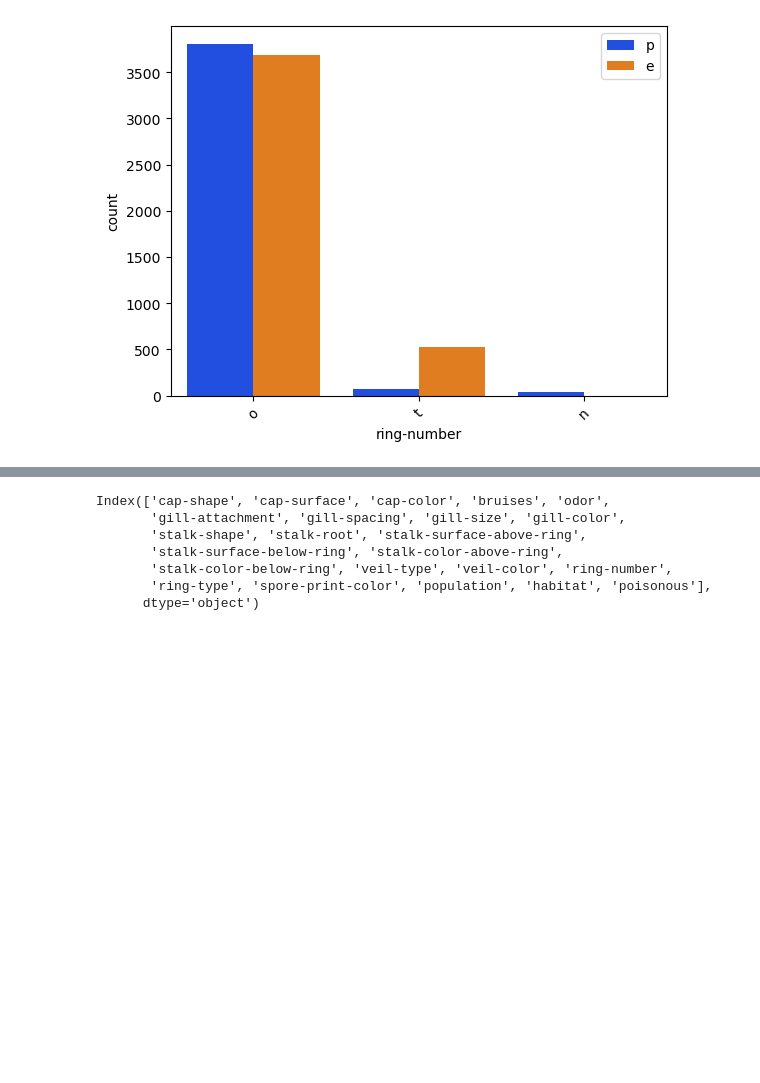
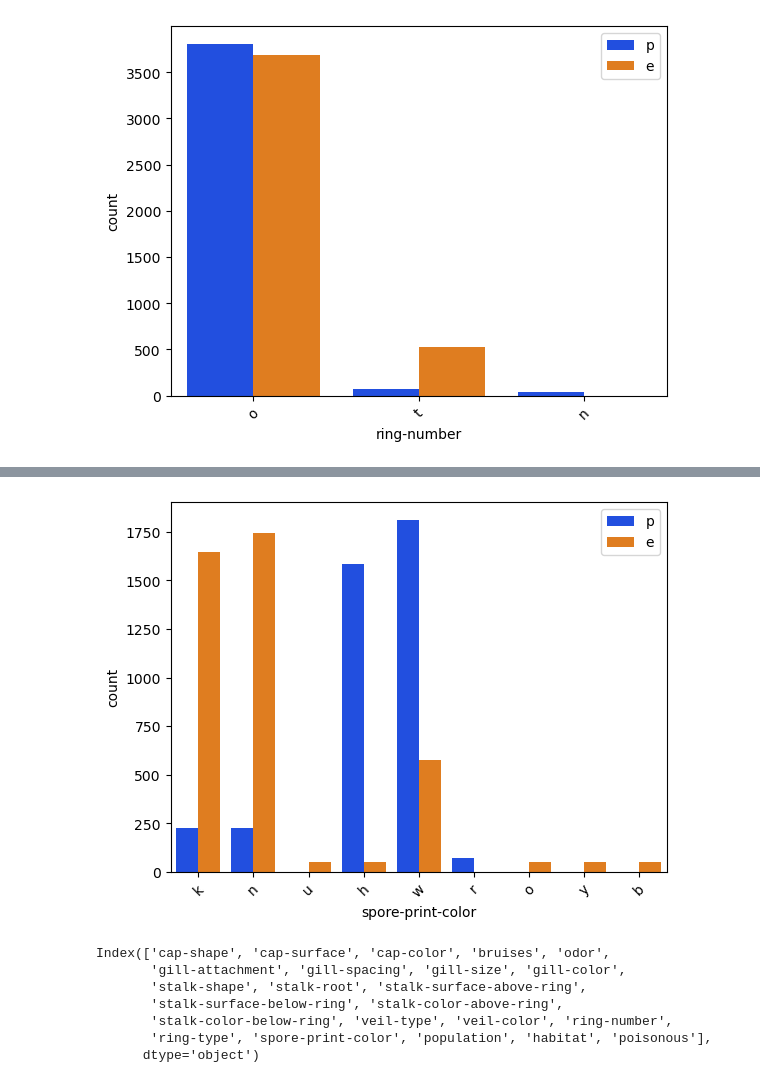
Before and after one commit to dev-ezzy/Big-Data, a Jupyter notebook: index.ipynb, the cells around one changed output, grey strips where cells are left out. Drawn from its saved outputs; the diff is of its cells as text; code cells hidden in the pictures; blank space fills up the shorter version.

```diff
--- a/index.ipynb
+++ b/index.ipynb
@@ -539,3 +543,7 @@ multivariate_xcountplot("ring-number", concat)
+# %%
+multivariate_xcountplot("spore-print-color", concat)
+# %% [output]
+[figure, added]
 # %%
 concat.columns
 # %% [output]
```
Also changed, not shown: parts of 1 cell of this notebook.
